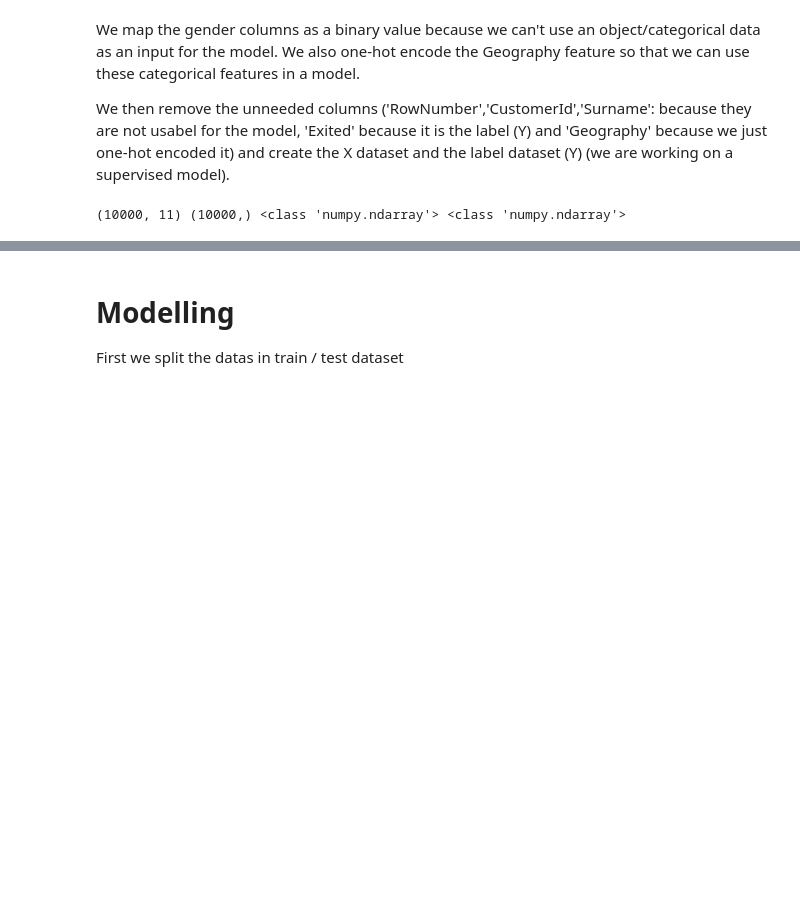
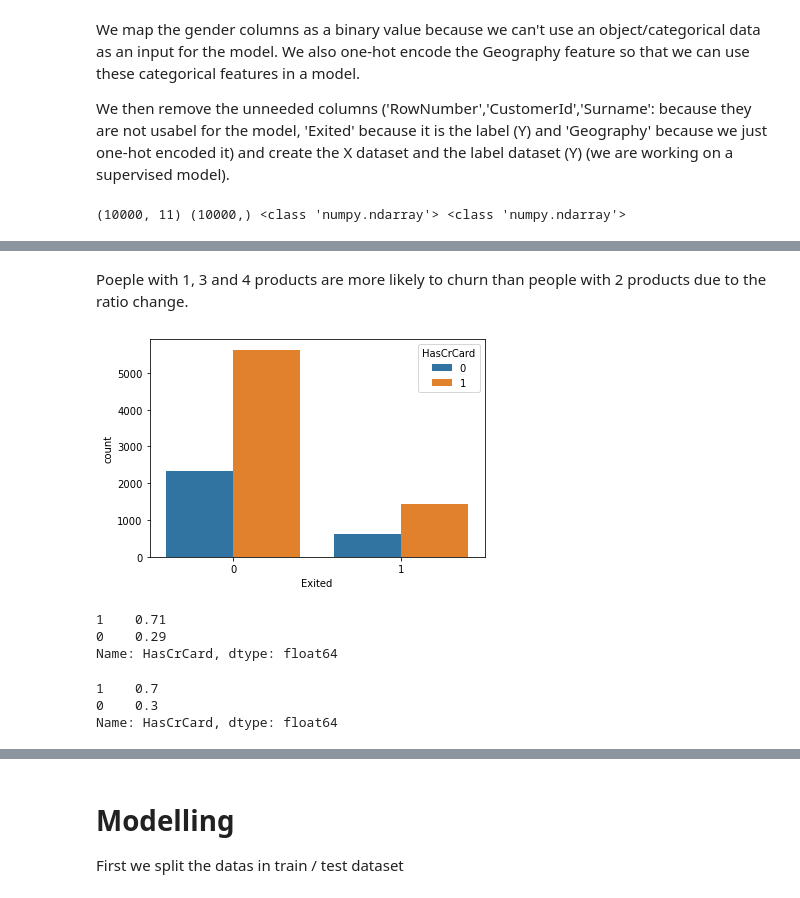
Before and after one commit to splatch58/ML_PythonLabs, a Jupyter notebook: Project_DE_CANDIDO_Bank_Churn.ipynb, the cells around one changed output, grey strips where cells are left out. Cells and saved outputs as stored; diff of their text form; code cells hidden in the pictures; blank space fills up the shorter version.

```diff
--- a/Project_DE_CANDIDO_Bank_Churn.ipynb
+++ b/Project_DE_CANDIDO_Bank_Churn.ipynb
@@ -127,0 +192,18 @@ print(X.shape, Y.shape, type(X), type(Y))
+# %% [markdown]
+Poeple with 1, 3 and 4 products are more likely to churn than people with 2 products due to the ratio change.
+# %%
+sns.countplot(x = 'Exited', hue = 'HasCrCard', data = df);
+# %% [output]
+[figure, added]
+# %%
+round(df[df['Exited']==0]['HasCrCard'].value_counts() / len(df[df['Exited']==0]),2)
+# %% [output]
+1    0.71
+0    0.29
+Name: HasCrCard, dtype: float64
+# %%
+round(df[df['Exited']==1]['HasCrCard'].value_counts() / len(df[df['Exited']==1]),2)
+# %% [output]
+1    0.7
+0    0.3
+Name: HasCrCard, dtype: float64
```
Also changed, not shown: parts of 36 cells of this notebook.
